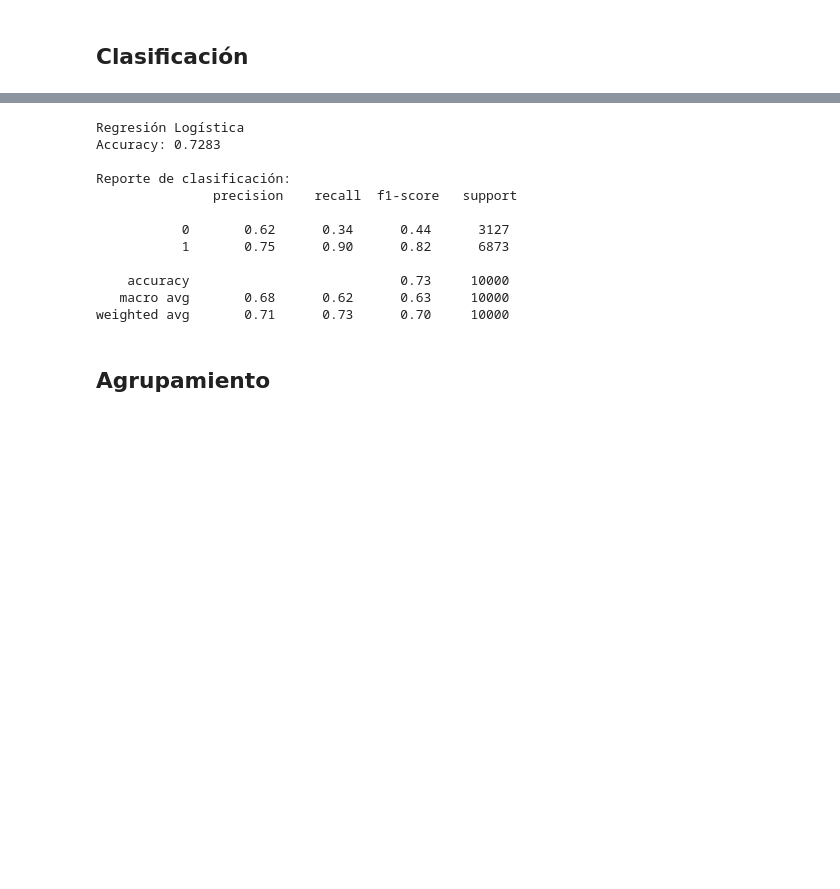
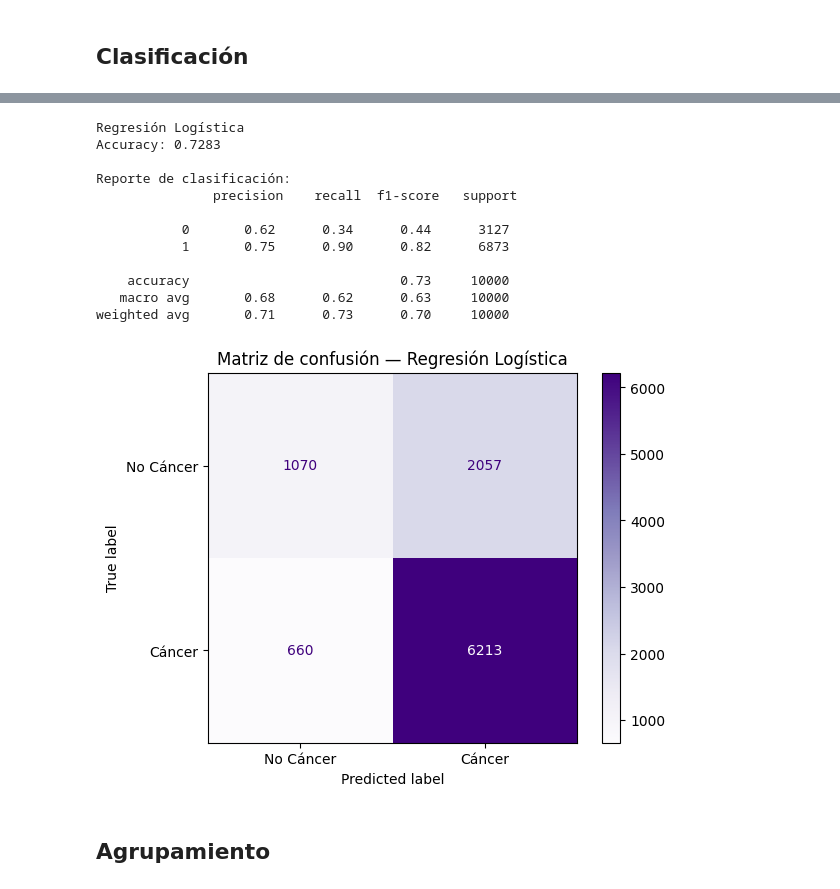
Before and after one commit to Eduardo-G0nzalez/ev2InteligenciaNegocios, a Jupyter notebook: BI_T2_GonzalezEduardo.ipynb, the cells around one changed output, grey strips where cells are left out. Saved outputs shown, nothing was run; the diff lists cells and outputs as text; code cells hidden in the pictures; blank space fills up the shorter version.

```diff
--- a/BI_T2_GonzalezEduardo.ipynb
+++ b/BI_T2_GonzalezEduardo.ipynb
@@ -543,28 +581,39 @@ weighted avg       0.69      0.71      0.70     10000
 # %%
 from sklearn.linear_model import LogisticRegression
+from sklearn.metrics import ConfusionMatrixDisplay, confusion_matrix
+import matplotlib.pyplot as plt
 
 logreg = LogisticRegression(max_iter=1000, random_state=42)
 logreg.fit(X_train, y_train)
 
 y_pred_lr = logreg.predict(X_test)
 
 acc_lr = accuracy_score(y_test, y_pred_lr)
 print("Regresión Logística")
 print(f"Accuracy: {acc_lr:.4f}")
 print("\nReporte de clasificación:\n", classification_report(y_test, y_pred_lr))
+
+# Matriz de confusión
+cm_lr = confusion_matrix(y_test, y_pred_lr)
+
+disp_lr = ConfusionMatrixDisplay(confusion_matrix=cm_lr, display_labels=["No Cáncer", "Cáncer"])
+disp_lr.plot(cmap="Purples", values_format='d')
+plt.title("Matriz de confusión — Regresión Logística")
+plt.show()
 # %% [output]
 Regresión Logística
 Accuracy: 0.7283
 
 Reporte de clasificación:
                precision    recall  f1-score   support
 
            0       0.62      0.34      0.44      3127
            1       0.75      0.90      0.82      6873
 
     accuracy                           0.73     10000
    macro avg       0.68      0.62      0.63     10000
 weighted avg       0.71      0.73      0.70     10000
+[figure, added]
 # %% [markdown]
 ## Agrupamiento
 # %%
```
Also changed, not shown: parts of 7 cells of this notebook.
